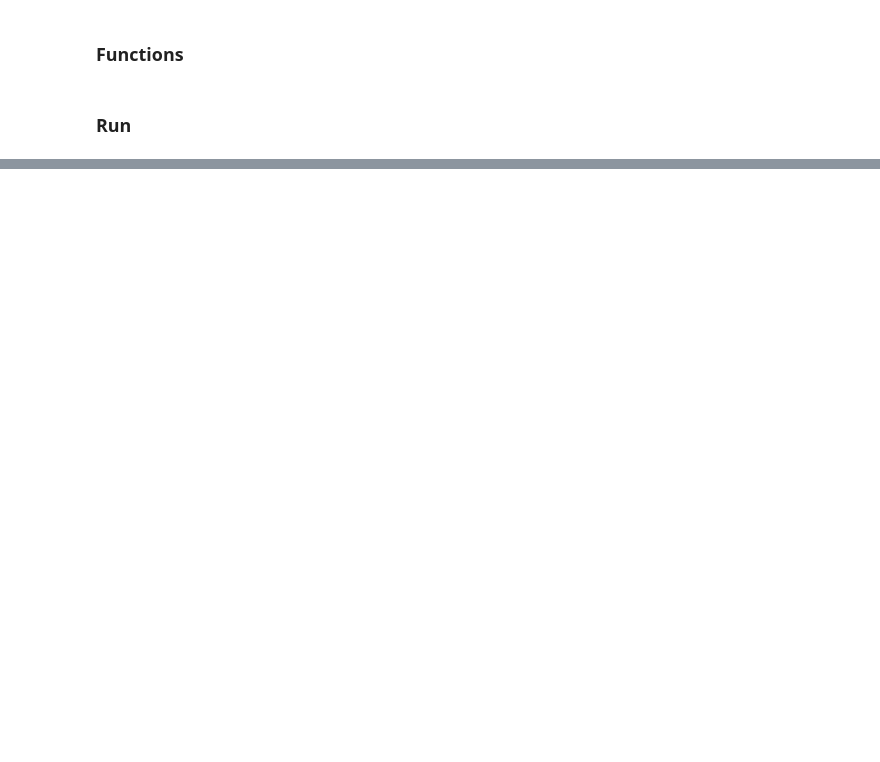
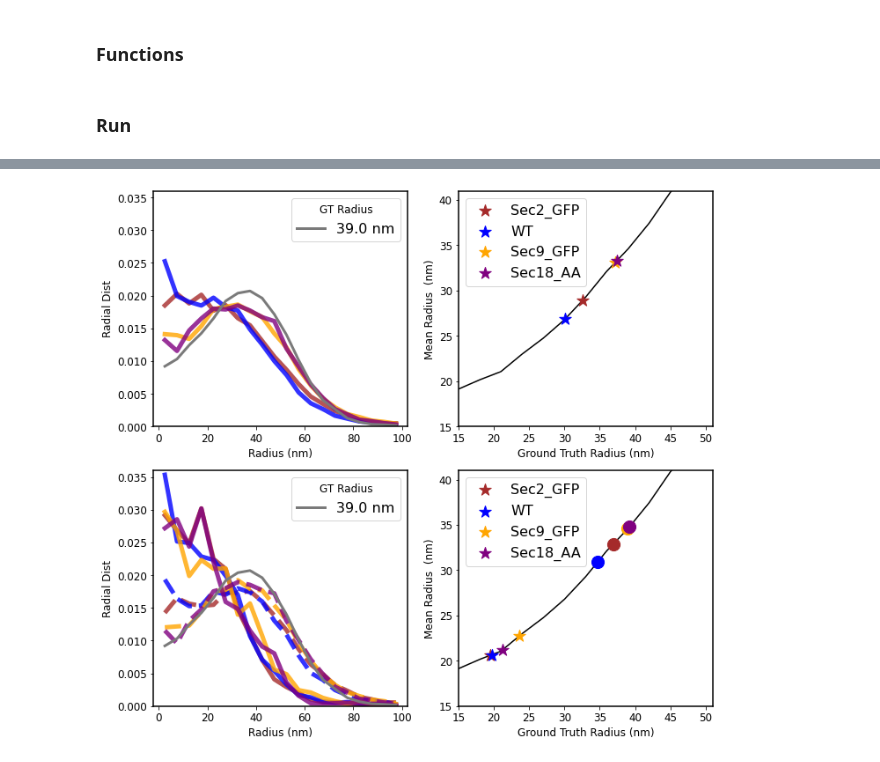
Before and after one commit to GallegoLab/Continuum-architecture-dynamics-of-vesicle-tethering-in-exocytosis, a Jupyter notebook: Final_Plots_SMLM.ipynb, the cells around one changed output, grey strips where cells are left out. Drawn from its saved outputs; the diff is of its cells as text; code cells hidden in the pictures; blank space fills up the shorter version.

```diff
--- a/Final_Plots_SMLM.ipynb
+++ b/Final_Plots_SMLM.ipynb
@@ -246,0 +609,86 @@ AttributeError: 'AxesSubplot' object has no attribute 'show'
+# %%
+data = np.loadtxt("/home/jsortiz/theoretical_radial_distributions.dat")
+meanr_theo = pd.read_csv("/home/jsortiz/Mean_Radius_Ground_Truth")
+fit   = interp1d(meanr_theo["Rv"],meanr_theo["Mean_Radius"],kind=1)
+
+dr= np.diff(r)[0]
+results = []
+print("%8s %20s %20s"%("Set","Mean radius (nm)","Ground Truth (nm)"))
+with mpl.rc_context({'text.usetex': False,"svg.fonttype": 'none'}):
+
+    fig,axes = plt.subplots(2,2,figsize=(2*5,2*4.5))
+    axes     = np.ravel(axes)
+
+    for y in den:
+
+        pr = y[2]/(2*r*dr)
+        z  = np.sum(pr)*dr
+        pr = pr/z
+
+        idf = 0 if y[0] == "All" else 1
+
+        ax  = axes[2*idf]
+        ax.plot(r,pr,label=None,
+                 color=colors[y[1]],lw=5,alpha=0.8,ls={"Compact":'-',"Expanded":'--',"All":'-'}[y[0]])
+
+
+        x = len(exp_params.query("File_ID>3 and Set == '%s'"%y[1]))
+
+        rmean  = np.sum(r*pr)*dr
+        rmean2 = np.sum(r*r*pr)*dr
+        rstd   = np.sqrt(rmean2 - rmean**2)
+
+        s = 15 # nm
+        rv_pred = 1/4 *(2*rmean + np.sqrt(2)*s + np.sqrt((2*rmean + np.sqrt(2)*s)**2-16*s**2))
+        rv_pred = fsolve(regression,x0=40,args=(fit,rmean))
+        #rmean = (rv + 15**2/rv)-15/np.sqrt(2)
+
+        ax  = axes[2*idf+1]
+        ax.scatter(rv_pred,rmean,color=colors[y[1]],
+                        marker={"Compact":'*',"Expanded":'o',"All":'*'}[y[0]],s=200,
+                        label={"Compact":y[1],"Expanded":None,"All":y[1]}[y[0]])
+        results.append([y[1],y[0],y[-1],rmean,rstd,rv_pred])
+        print("%10s %10s %.1f +- %.1f --> %.1f"%(y[1],y[0],rmean,rstd,rv_pred))
+        #print("%10s %6d%6d %10.2f"  %(y[1],y[-1],x,y[-1]/x))
+        #print("%10s %7.2f%7.2f%7.2f%7.2f"  %(y[1],xmin[y[1]],xmax[y[1]],ymin[y[1]],ymax[y[1]]))
+        #lims.iloc[i]= (y[1],xmin[y[1]],xmax[y[1]],ymin[y[1]],ymax[y[1]])
+
+    x = np.arange(15,60,3)
+    for i,rv in enumerate(x):
+        if rv == 39:
+            y  = data[i]
+            #r_tau  =  data["R_Tau"].mean()
+            axes[0].plot(r,y,color=sns.color_palette("Greys",4)[i//4],lw=3,label='%.1f nm'%rv)
+            axes[2].plot(r,y,color=sns.color_palette("Greys",4)[i//4],lw=3,label='%.1f nm'%rv)
+    axes[1].plot(meanr_theo["Rv"],meanr_theo["Mean_Radius"],'k-',zorder=-1)
+    axes[3].plot(meanr_theo["Rv"],meanr_theo["Mean_Radius"],'k-',zorder=-1)
+
+    """r_ref  = np.array(r_ref)
+    rmean  = np.sum(r_ref*den_ref/np.sum(den_ref))
+    rmean2 = np.sum(r_ref**2*den_ref/np.sum(den_ref))
+    rstd   = np.sqrt(rmean2 - rmean**2)
+    print("%10s %.1f +- %.1f"%("Ref_R40",rmean,rstd))"""
+
+    print("%10s %10s %.1f +- %.1f --> %.1f ---"%("WT_Corr","Proximal",rmean,rstd,rv_pred))
+
+
+    #plt.plot(r_ref,den_ref/np.sum(den_ref),'k--')
+    for idf in [0,1]:
+
+        axes[2*idf].legend(fontsize=16,title="GT Radius")
+        axes[2*idf+1].legend(fontsize=16)
+        #plt.yticks([])
+        #plt.axvline(40,color='gray',ls='--',alpha=0.4)
+        #axes[0].axvline(31.1,color='gray',ls='--',alpha=0.4)
+        #axes[0].axvline(21.2,color='gray',ls='--',alpha=0.4)
+        axes[2*idf].set_ylim(0,0.036)
+        axes[2*idf].set_xlabel("Radius (nm)")
+        axes[2*idf].set_ylabel("Radial Dist")
+        axes[2*idf+1].set_xlim(15,51)
+        axes[2*idf+1].set_ylim(15,41)
+        axes[2*idf+1].set_xlabel("Ground Truth Radius (nm)")
+        axes[2*idf+1].set_ylabel("Mean Radius  (nm)")
+
+    plt.tight_layout()
+    #plt.savefig("figs/Radial_Dist_Average_GT_radius_%s.png" %method,dpi=80)
+# %% [output]
@@ -246,0 +713 @@ AttributeError: 'AxesSubplot' object has no attribute 'show'
+[figure, added]
```
Also changed, not shown: parts of 16 cells of this notebook.
